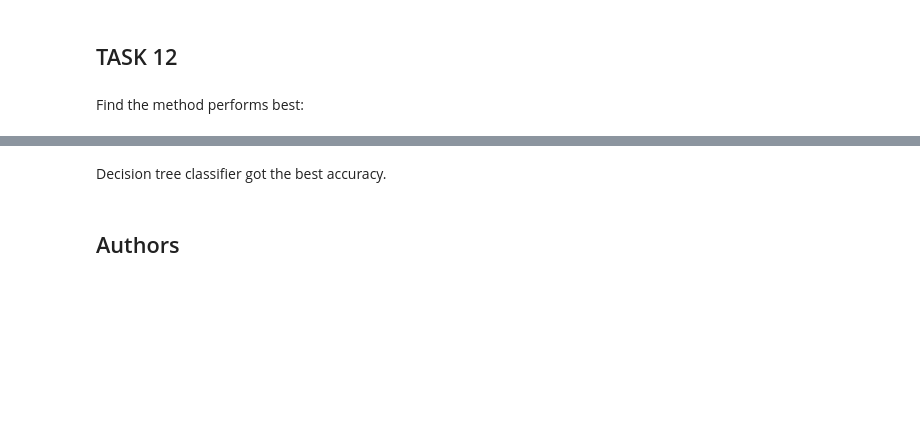
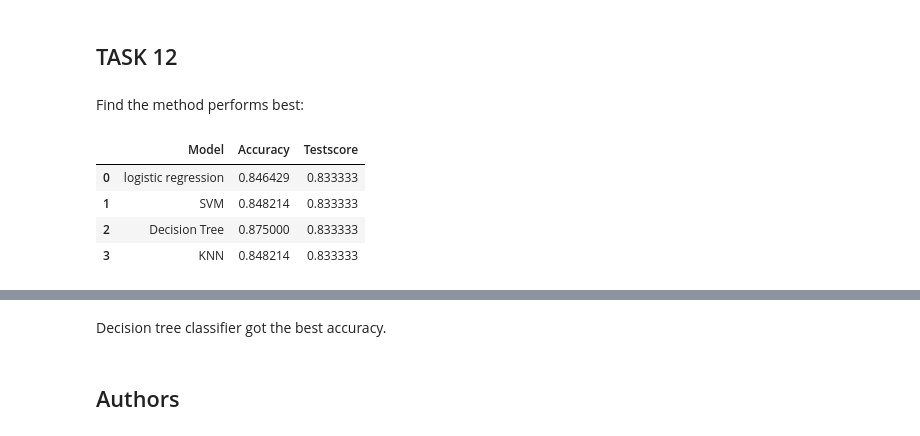
Before and after one commit to yaowangdatas/IBM-DS---Applied-Data-Science-Capstone, a Jupyter notebook: 4-SpaceX_Machine Learning Prediction_Part_5.ipynb, the cells around one changed output, grey strips where cells are left out. Cells and saved outputs as stored; diff of their text form; code cells hidden in the pictures; blank space fills up the shorter version.

```diff
--- a/4-SpaceX_Machine Learning Prediction_Part_5.ipynb
+++ b/4-SpaceX_Machine Learning Prediction_Part_5.ipynb
@@ -300,3 +314,6 @@ accuracy : 0.8607142857142858
+# %%
+Model.append('Decision Tree')
+Accuracy.append(tree_cv.best_score_)
 # %% [markdown]
 ## TASK  9
 # %% [markdown]
@@ -357,3 +379,13 @@ plot_confusion_matrix(Y_test,yhat)
 ## TASK  12
 # %% [markdown]
 Find the method performs best:
+# %%
+perform = {'Model': Model, 'Accuracy': Accuracy, 'Testscore': Testscore}
+mp = pd.DataFrame(perform)
+mp
+# %% [output]
+|  | Model | Accuracy | Testscore |
+| 0 | logistic regression | 0.846429 | 0.833333 |
+| 1 | SVM | 0.848214 | 0.833333 |
+| 2 | Decision Tree | 0.875000 | 0.833333 |
+| 3 | KNN | 0.848214 | 0.833333 |
```
Also changed, not shown: parts of 10 cells of this notebook.
